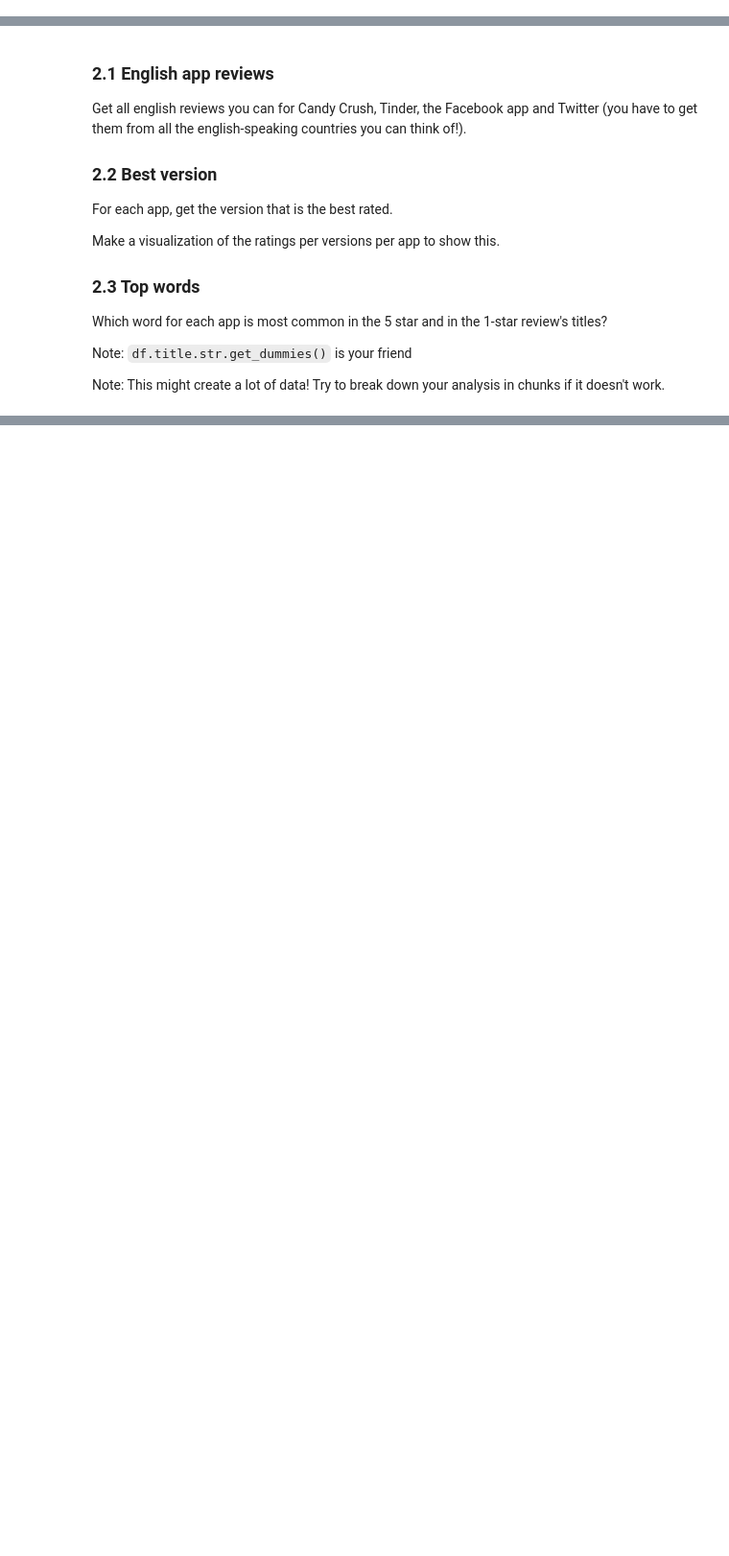
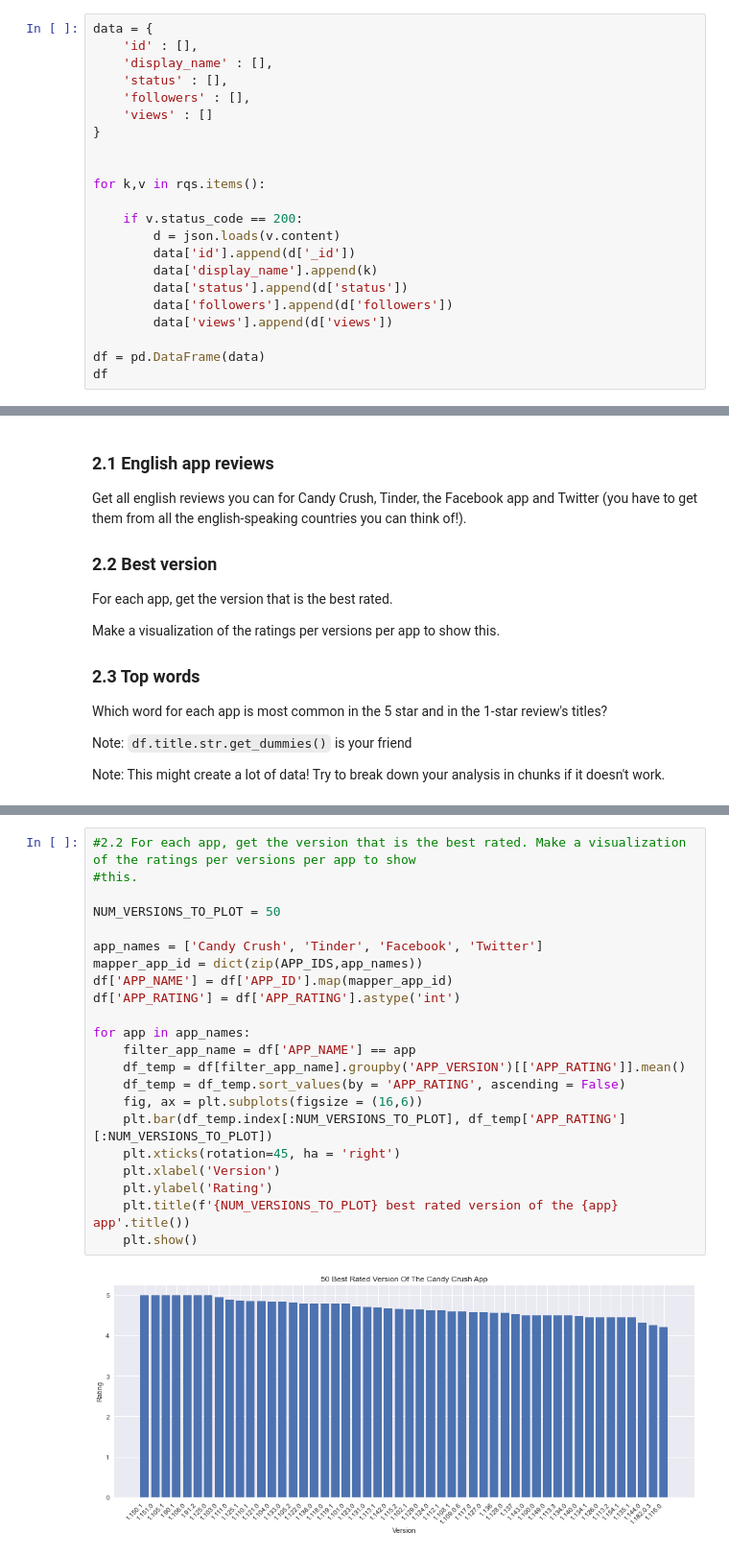
Before and after one commit to cb-ds-1/4-5-web-data, a Jupyter notebook: workshop.ipynb, the cells around one changed output, grey strips where cells are left out. Shown at 96% size. Saved outputs shown, nothing was run; the diff lists cells and outputs as text; blank space fills up the shorter version.

```diff
--- a/workshop.ipynb
+++ b/workshop.ipynb
@@ -19,0 +57,22 @@ To make into a dataframe that looks like this:
+# %%
+data = {
+    'id' : [],
+    'display_name' : [],
+    'status' : [],
+    'followers' : [],
+    'views' : []
+}
+
+
+for k,v in rqs.items():
+
+    if v.status_code == 200:
+        d = json.loads(v.content)
+        data['id'].append(d['_id'])
+        data['display_name'].append(k)
+        data['status'].append(d['status'])
+        data['followers'].append(d['followers'])
+        data['views'].append(d['views'])
+
+df = pd.DataFrame(data)
+df
@@ -57,0 +178,24 @@ Note: This might create a lot of data! Try to break down your analysis in chunks
+# %%
+#2.2 For each app, get the version that is the best rated. Make a visualization of the ratings per versions per app to show
+#this.
+
+NUM_VERSIONS_TO_PLOT = 50
+
+app_names = ['Candy Crush', 'Tinder', 'Facebook', 'Twitter']
+mapper_app_id = dict(zip(APP_IDS,app_names))
+df['APP_NAME'] = df['APP_ID'].map(mapper_app_id)
+df['APP_RATING'] = df['APP_RATING'].astype('int')
+
+for app in app_names:
+    filter_app_name = df['APP_NAME'] == app
+    df_temp = df[filter_app_name].groupby('APP_VERSION')[['APP_RATING']].mean()
+    df_temp = df_temp.sort_values(by = 'APP_RATING', ascending = False)
+    fig, ax = plt.subplots(figsize = (16,6))
+    plt.bar(df_temp.index[:NUM_VERSIONS_TO_PLOT], df_temp['APP_RATING'][:NUM_VERSIONS_TO_PLOT])
+    plt.xticks(rotation=45, ha = 'right')
+    plt.xlabel('Version')
+    plt.ylabel('Rating')
+    plt.title(f'{NUM_VERSIONS_TO_PLOT} best rated version of the {app} app'.title())
+    plt.show()
+# %% [output]
+[figure, added]
```
Also changed, not shown: parts of 8 cells of this notebook.
